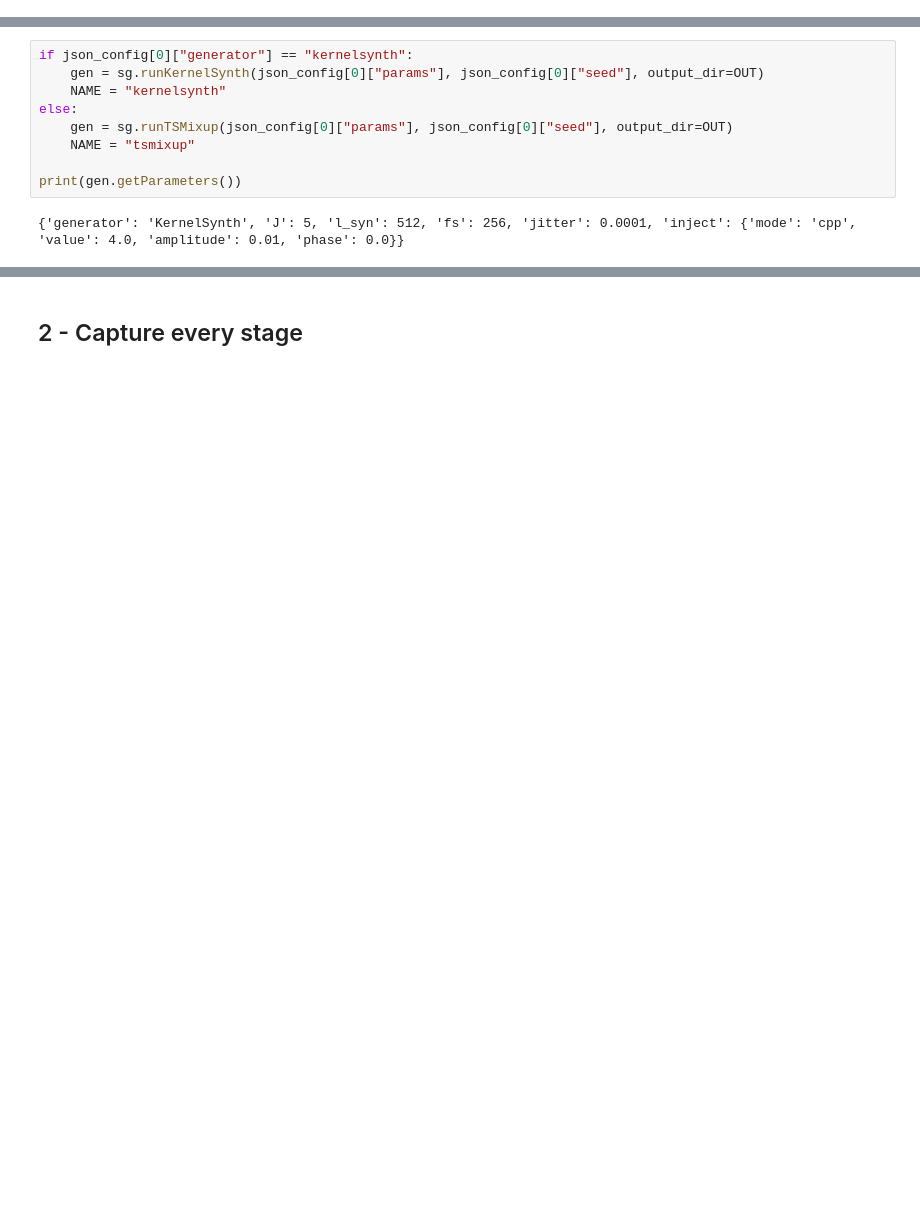
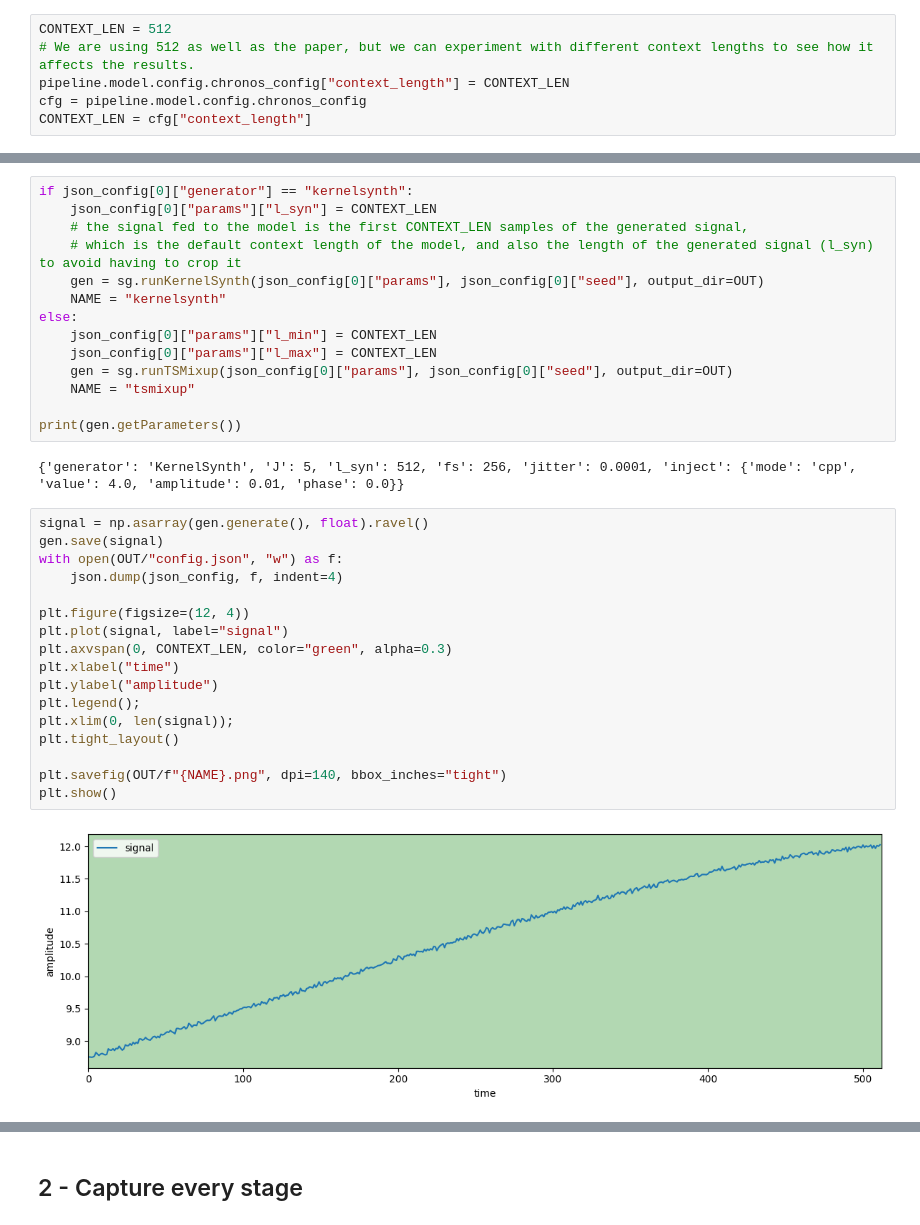
Before and after one commit to FedericoSabbadini/patchAliasing, a Jupyter notebook: chronos/models/chronosBolt_layer_probing.ipynb, the cells around one changed output, grey strips where cells are left out. Saved outputs shown, nothing was run; the diff lists cells and outputs as text; blank space fills up the shorter version.

```diff
--- a/chronos/models/chronosBolt_layer_probing.ipynb
+++ b/chronos/models/chronosBolt_layer_probing.ipynb
@@ -37,3 +59,9 @@ P=16 S=16 pred_len=64 enc=4 dec=4
+# %%
+CONTEXT_LEN = 512
+# We are using 512 as well as the paper, but we can experiment with different context lengths to see how it affects the results.
+pipeline.model.config.chronos_config["context_length"] = CONTEXT_LEN
+cfg = pipeline.model.config.chronos_config
+CONTEXT_LEN = cfg["context_length"]
 # %%
 OUT = Path("../outputs/signals/")
 existing = [d for d in OUT.iterdir() if d.is_dir() and d.name.startswith("signal_")]
@@ -74,12 +137,36 @@ json_config = [
 # %%
 if json_config[0]["generator"] == "kernelsynth":
+    json_config[0]["params"]["l_syn"] = CONTEXT_LEN
+    # the signal fed to the model is the first CONTEXT_LEN samples of the generated signal,
+    # which is the default context length of the model, and also the length of the generated signal (l_syn) to avoid having to crop it
     gen = sg.runKernelSynth(json_config[0]["params"], json_config[0]["seed"], output_dir=OUT)
     NAME = "kernelsynth"
 else:
+    json_config[0]["params"]["l_min"] = CONTEXT_LEN
+    json_config[0]["params"]["l_max"] = CONTEXT_LEN
     gen = sg.runTSMixup(json_config[0]["params"], json_config[0]["seed"], output_dir=OUT)
     NAME = "tsmixup"
 
 print(gen.getParameters())
 # %% [output]
 {'generator': 'KernelSynth', 'J': 5, 'l_syn': 512, 'fs': 256, 'jitter': 0.0001, 'inject': {'mode': 'cpp', 'value': 4.0, 'amplitude': 0.01, 'phase': 0.0}}
+# %%
+signal = np.asarray(gen.generate(), float).ravel()
+gen.save(signal)
+with open(OUT/"config.json", "w") as f:
+    json.dump(json_config, f, indent=4)
+
+plt.figure(figsize=(12, 4))
+plt.plot(signal, label="signal")
+plt.axvspan(0, CONTEXT_LEN, color="green", alpha=0.3)
+plt.xlabel("time")
+plt.ylabel("amplitude")
+plt.legend();
+plt.xlim(0, len(signal));
+plt.tight_layout()
+
+plt.savefig(OUT/f"{NAME}.png", dpi=140, bbox_inches="tight")
+plt.show()
+# %% [output]
+[figure, added]
 # %%
```
Also changed, not shown: parts of 37 cells of this notebook, 57 other files.
